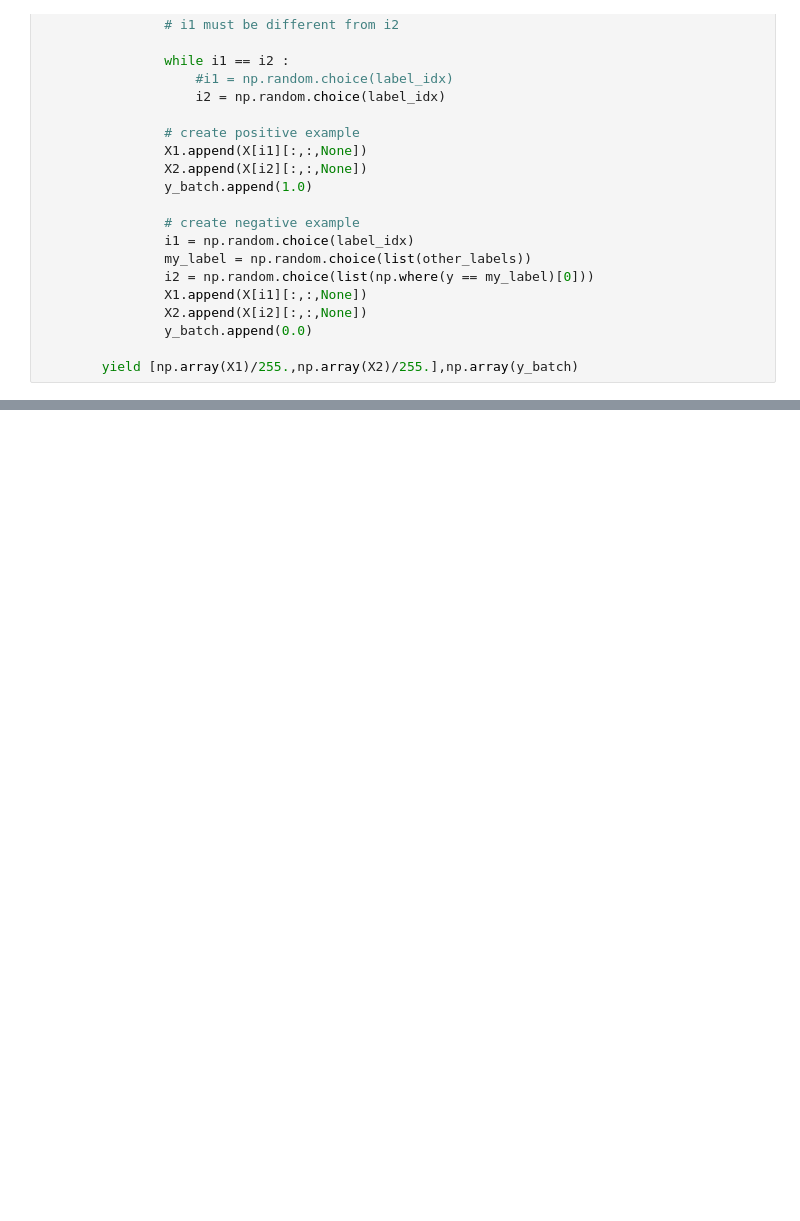
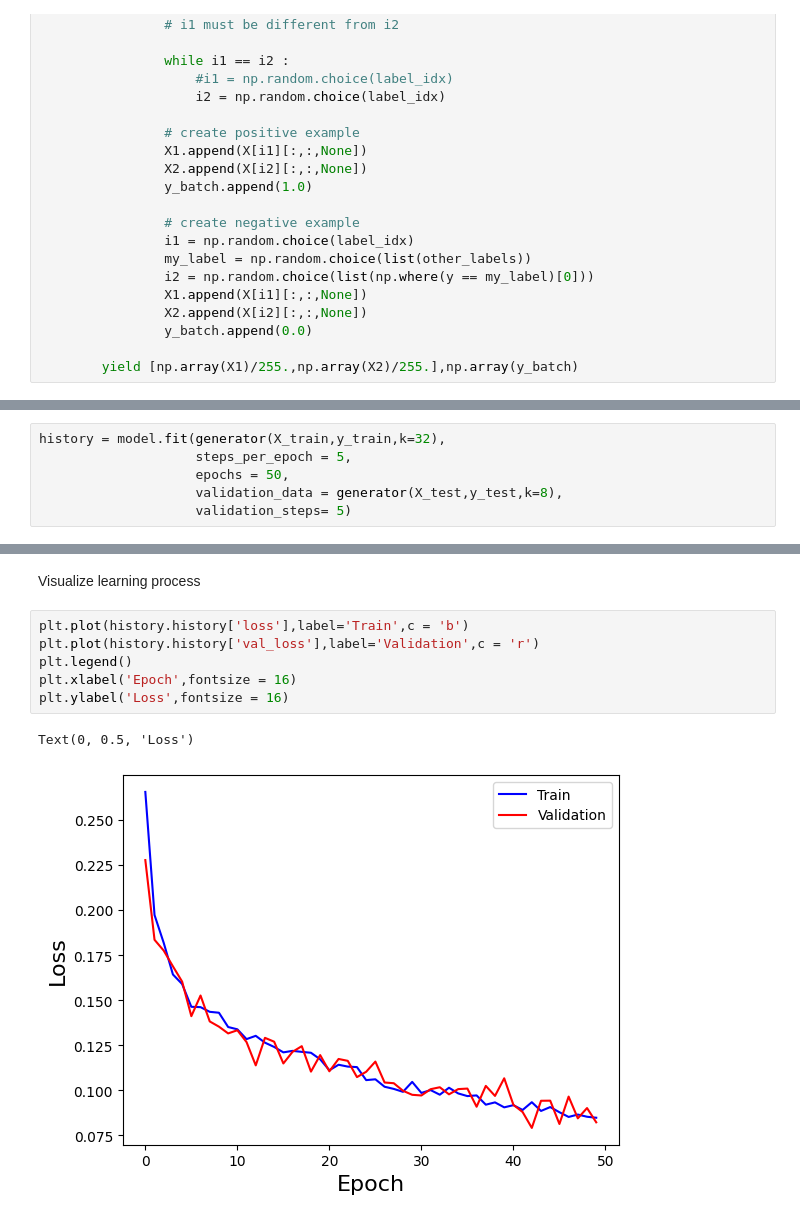
Before and after one commit to quangnd082/Machine-Learning, a Jupyter notebook: Siamese network/cnn_loss.ipynb, the cells around one changed output, grey strips where cells are left out. Cells and saved outputs as stored; diff of their text form; blank space fills up the shorter version.

```diff
--- a/Siamese network/cnn_loss.ipynb
+++ b/Siamese network/cnn_loss.ipynb
@@ -104,0 +126,6 @@ def generator(X,y,k=8):
+# %%
+history = model.fit(generator(X_train,y_train,k=32),
+                    steps_per_epoch = 5,
+                    epochs = 50,
+                    validation_data = generator(X_test,y_test,k=8),
+                    validation_steps= 5)
@@ -104,0 +150,11 @@ def generator(X,y,k=8):
+# %% [markdown]
+Visualize learning process
+# %%
+plt.plot(history.history['loss'],label='Train',c = 'b')
+plt.plot(history.history['val_loss'],label='Validation',c = 'r')
+plt.legend()
+plt.xlabel('Epoch',fontsize = 16)
+plt.ylabel('Loss',fontsize = 16)
+# %% [output]
+Text(0, 0.5, 'Loss')
+[figure, added]
```
Also changed, not shown: parts of 18 cells of this notebook, 1 other file.
